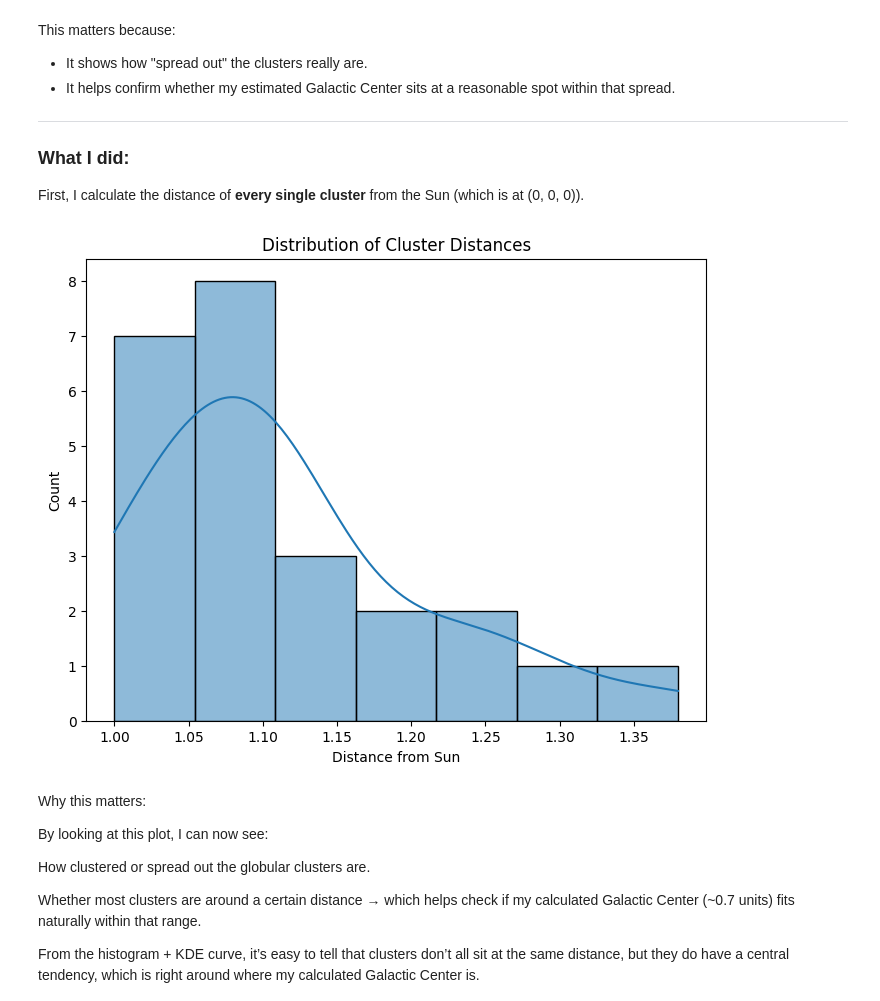
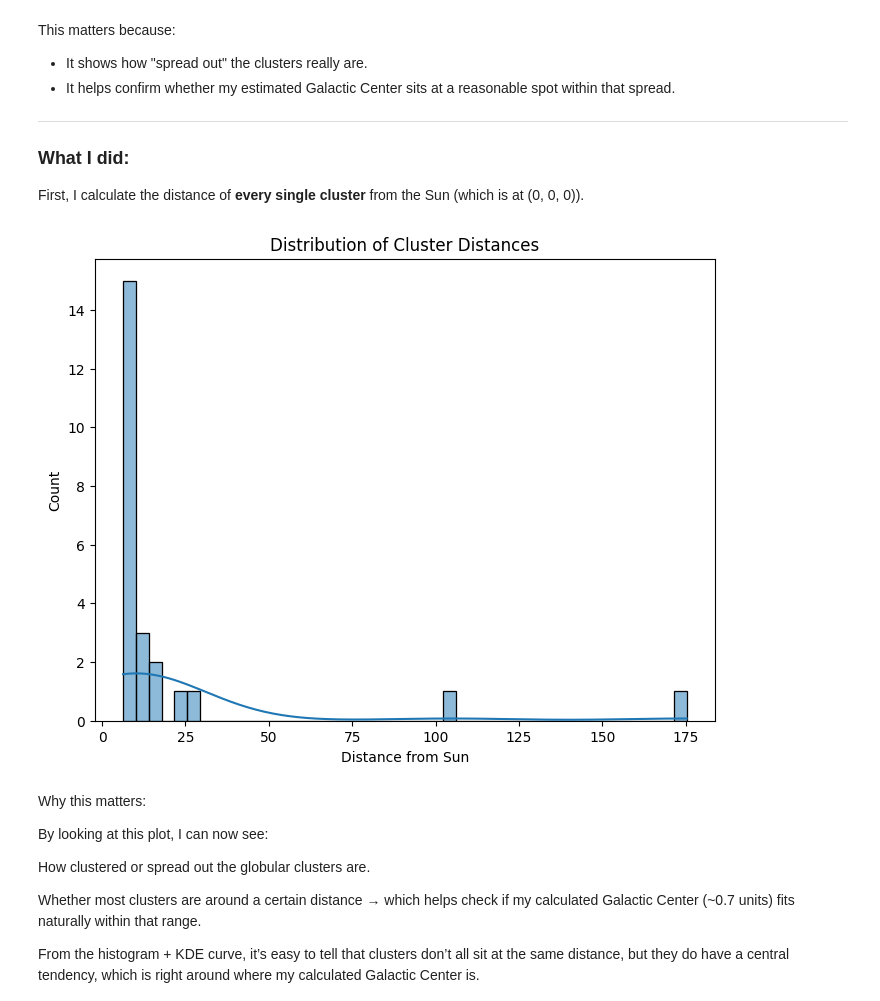
Before and after one commit to SLey3/data275-elegant-project, a Jupyter notebook: Problem_2.ipynb, the cells around one changed output. Saved outputs shown, nothing was run; the diff lists cells and outputs as text; code cells hidden in the pictures.

Commit message:
"problem 2 switch x,y with provided columns from harris dataset"

```diff
--- a/Problem_2.ipynb
+++ b/Problem_2.ipynb
@@ -237,23 +237,23 @@ First, I calculate the distance of **every single cluster** from the Sun (which
 # %%
 # Last thing → let's plot the distances of all clusters from the Sun to see how they are distributed.
 
-harris_ident_pos_df["distance"] = np.sqrt(harris_ident_pos_df.x**2 + harris_ident_pos_df.y**2 + harris_ident_pos_df.z**2)
+harris_ident_pos_df["distance"] = np.sqrt(harris_ident_pos_df.R_Sun**2 + harris_ident_pos_df.R_gc**2 + harris_ident_pos_df.z**2)
 
 # This is the same formula I used earlier to calculate the distance to the Galactic Center → but now I’m doing it for every cluster.
 
 plt.figure(figsize=(8, 6))
 sns.histplot(harris_ident_pos_df["distance"], kde=True)
 
 # I create a histogram of all the cluster distances.
 
 # The kde=True adds a smooth curve (Kernel Density Estimate) to help see the general shape of the distribution.
 
 plt.xlabel("Distance from Sun")
 plt.ylabel("Count")
 plt.title("Distribution of Cluster Distances")
 plt.show()
 # %% [output]
-[figure, old version]
+[figure, new version]
 # %% [markdown]
 Why this matters:
 
```
Also changed, not shown: parts of 2 cells of this notebook.
